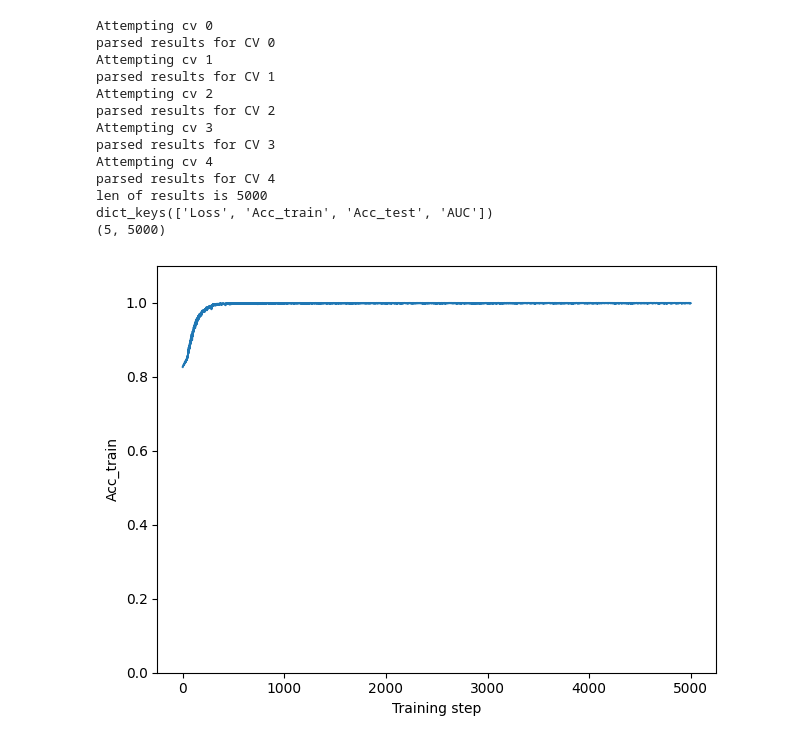
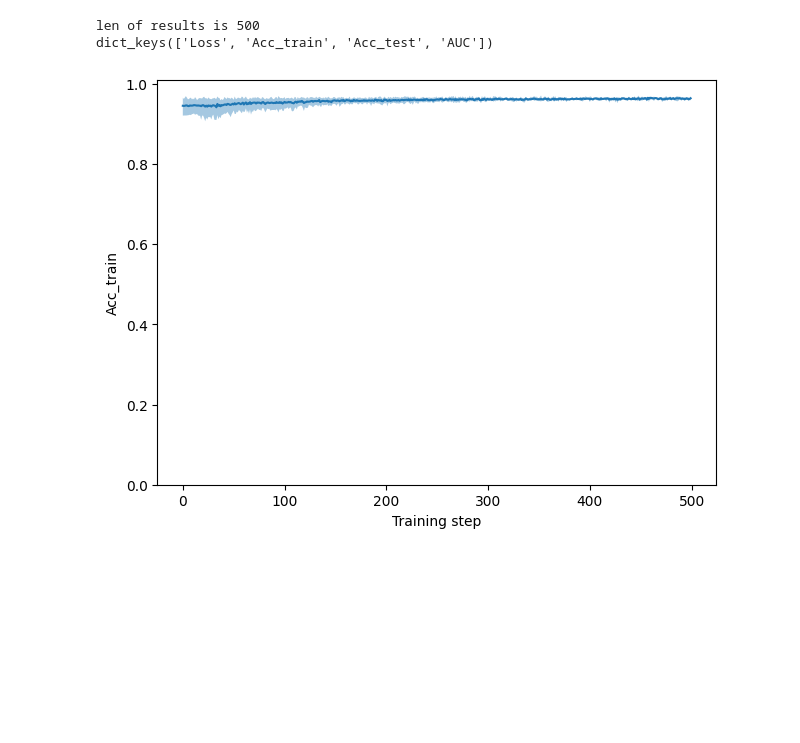
Before and after one commit to cap-jmk/carate-pwc, a Jupyter notebook: notebooks/Plotting.ipynb, the cells around one changed output. Drawn from its saved outputs; the diff is of its cells as text; code cells hidden in the pictures; blank space fills up the shorter version.

```diff
--- a/notebooks/Plotting.ipynb
+++ b/notebooks/Plotting.ipynb
@@ -5,31 +5,20 @@ from carate.plotting.base_plots import plot_range_band_single, plot_range_band_m
 # %%
 import pandas as pd
 
 path_to_directory = (
-        "./data/"
+        "./data/MOLT-4"
     )
 result = get_stacked_list(
         path_to_directory=path_to_directory,
         column_name="Acc",
         num_cv=5,
-        json_name="ENZYMES.json",
+        json_name="MOLT-4.json",
     )
 print("len of results is", len(result[0]["Loss"]))
 print(result[0].keys())
-plot_range_band_single(result, key_val="Acc_train", file_name="ENZYMES_accuracy", save_dir="./plots")
+plot_range_band_single(result, key_val="Acc_train", file_name="ENZYMES_accuracy", save_dir="./plots", alpha=0.4)
 # %% [output]
-Attempting cv 0
-parsed results for CV 0
-Attempting cv 1
-parsed results for CV 1
-Attempting cv 2
-parsed results for CV 2
-Attempting cv 3
-parsed results for CV 3
-Attempting cv 4
-parsed results for CV 4
-len of results is 5000
+len of results is 500
 dict_keys(['Loss', 'Acc_train', 'Acc_test', 'AUC'])
-(5, 5000)
-[figure, old version]
+[figure, new version]
 # %%
```
Also changed, not shown: parts of 2 cells of this notebook, 4 other files.
